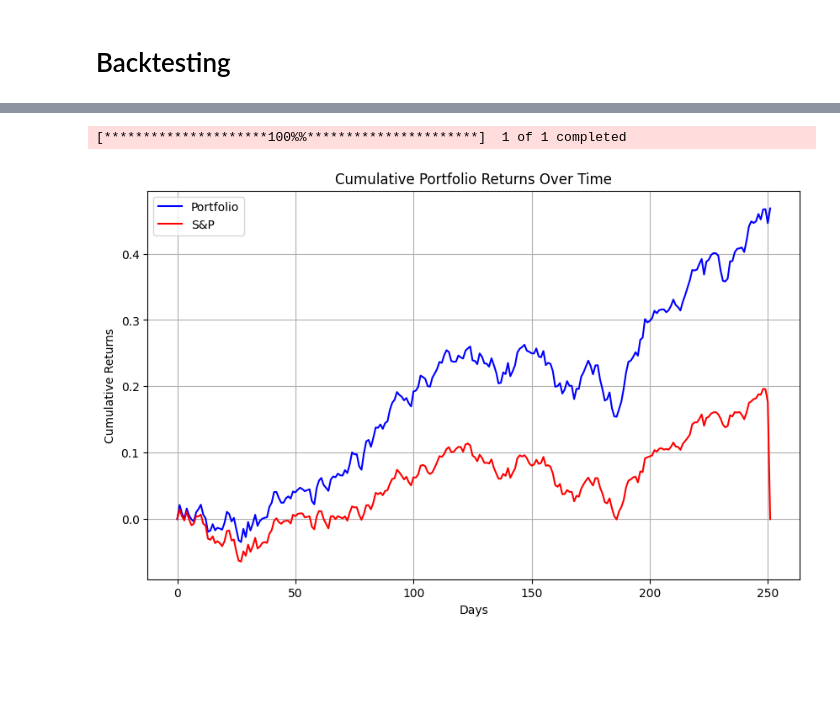
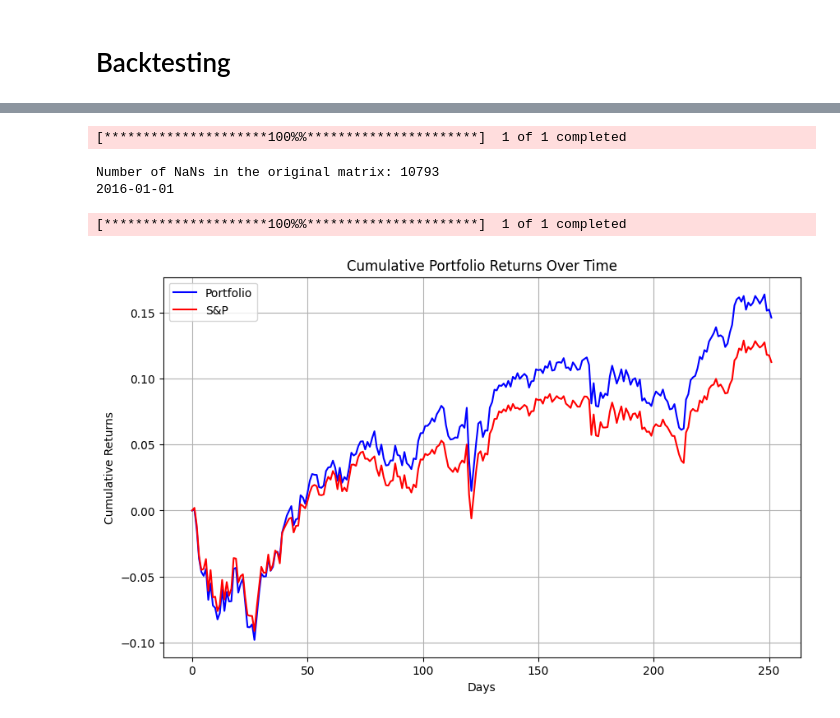
Before and after one commit to henrytang-dev/sparse-tracking-portfolio, a Jupyter notebook: sparse_index_tracking.ipynb, the cells around one changed output, grey strips where cells are left out. Drawn from its saved outputs; the diff is of its cells as text; code cells hidden in the pictures; blank space fills up the shorter version.

Commit message:
Initial backtests + cleaned-up notebook + new TODOs

```diff
--- a/sparse_index_tracking.ipynb
+++ b/sparse_index_tracking.ipynb
@@ -390,8 +434,0 @@ def track(data, returns, reg, thres = 1e-9, u = 1, w_0 = None, p_neg_exp = 7, ma
-# %%
-# ticker_returns = calculateTickerReturns()
-# index_returns = calculateIndexReturns()
-
-ticker_returns, index_returns = preparePipeline("2023-02-01")
-
-print(ticker_returns[0:5])
-print(index_returns[0:5])
@@ -429,8 +438,3 @@ print(len(tickers))
 import matplotlib.pyplot as plt
 import pandas as pd
 import numpy as np
-# %%
-weights_df = pd.DataFrame(portfolio_weighting.numpy())
-returns_df = pd.DataFrame(ticker_returns.numpy())
-
-index_returns_df = pd.DataFrame(index_returns.numpy())
@@ -469,3 +440,0 @@ returns_df
-# %%
-non_zero_weights = weights_df[weights_df > 0].dropna()
-filtered_returns_df = returns_df.loc[:, non_zero_weights.index]
@@ -488,3 +440,0 @@ filtered_returns_df
-# %%
-weighted_returns = filtered_returns_df.mul(non_zero_weights.values.flatten(), axis=1)
-daily_portfolio_returns = weighted_returns.sum(axis = 1)
@@ -534,29 +441,46 @@ plt.show()
 # %%
-def run_backtest(start ="2023-02-01"):
+def run_tests(start="2020-01-01", flag="backtest"):
     ticker_returns, index_returns = preparePipeline(start)
     portfolio_weights = track(ticker_returns, index_returns, reg=0.2)
 
+    if flag == "backtest":
+        backtest_start = str(int(start[0:4]) + 1) + start[4:] # 252 days later
+        print(backtest_start)
+
+        # for future testing
+        ticker_returns, index_returns = preparePipeline(backtest_start)
+
+    # print(ticker_returns)
     weights_df = pd.DataFrame(portfolio_weights.numpy())
     returns_df = pd.DataFrame(ticker_returns.numpy())
     index_returns_df = pd.DataFrame(index_returns.numpy())
+    # print(returns_df)
 
-    non_zero_weights = weights_df[weights_df > 0].dropna()
+    non_zero_weights = weights_df[weights_df > 0]
+    # print(non_zero_weights)
+    # print(non_zero_weights.index)
     filtered_returns_df = returns_df.loc[:, non_zero_weights.index]
+    # print(filtered_returns_df)
 
     weighted_returns = filtered_returns_df.mul(non_zero_weights.values.flatten(), axis=1)
-    daily_portfolio_returns = weighted_returns.sum(axis = 1)
+    # print(weighted_returns)
+    daily_portfolio_returns = weighted_returns.sum(axis=1)
+    # print(daily_portfolio_returns)
 
     plt.figure(figsize=(10, 6))
     plt.plot(daily_portfolio_returns, label='Portfolio', color='blue')
     plt.plot(index_returns_df, label="S&P", color='red')
     plt.title('Cumulative Portfolio Returns Over Time')
     plt.xlabel('Days')
     plt.ylabel('Cumulative Returns')
     plt.legend()
     plt.grid(True)
     plt.show()
 
-run_backtest("2023-02-01")
+run_tests("2015-01-01", flag="backtest")
 # %% [output]
 [*********************100%%**********************]  1 of 1 completed
+Number of NaNs in the original matrix: 10793
+2016-01-01
+[*********************100%%**********************]  1 of 1 completed
-[figure, old version]
+[figure, new version]
```
Also changed, not shown: parts of 23 cells of this notebook.
